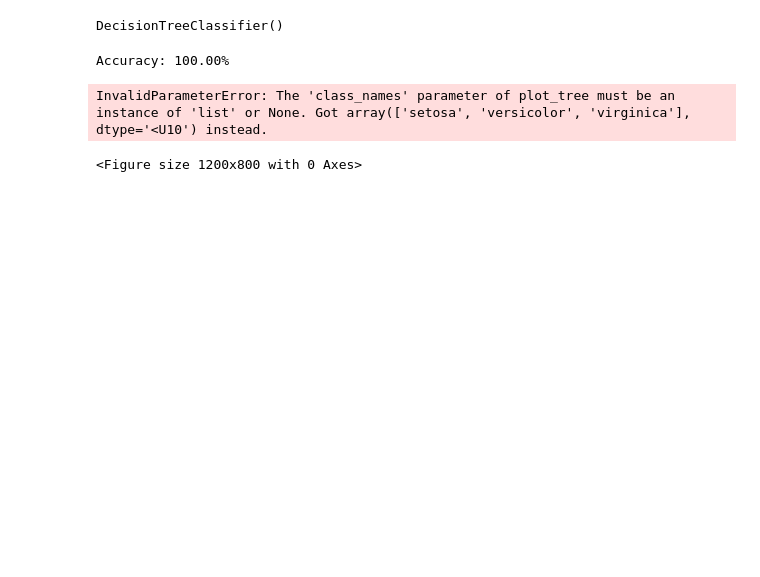
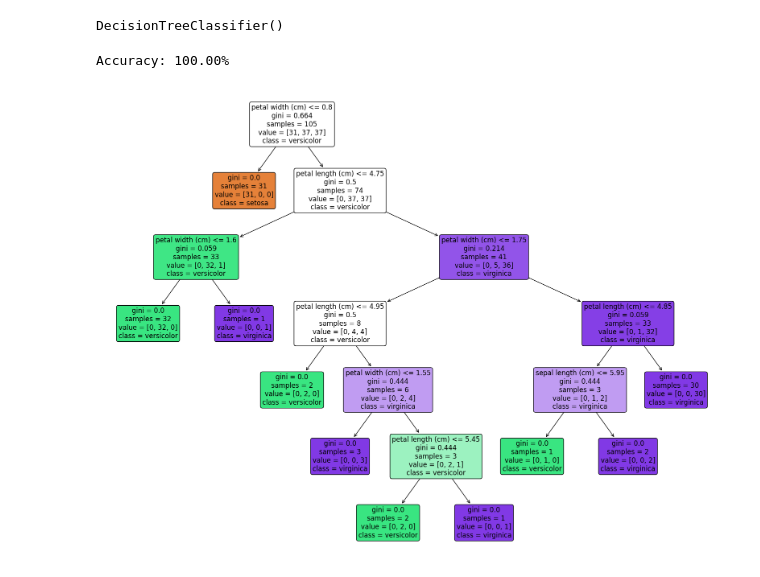
Before and after one commit to DissanayakeLYB/FYP-ML-Optimization-of-CZTS, a Jupyter notebook: classification/DT.ipynb, the cells around one changed output. Saved outputs shown, nothing was run; the diff lists cells and outputs as text; code cells hidden in the pictures; blank space fills up the shorter version.

```diff
--- a/classification/DT.ipynb
+++ b/classification/DT.ipynb
@@ -29,10 +29,9 @@ print(f"Accuracy: {accuracy * 100:.2f}%")
 # %% [output]
 Accuracy: 100.00%
 # %%
-# Optional: Visualize the decision tree
-plt.figure(figsize=(12,8))
-tree.plot_tree(clf, feature_names=iris.feature_names, class_names=iris.target_names, filled=True)
+# Visualize the decision tree using plot_tree
+plt.figure(figsize=(20, 15))  # Set the size of the plot
+plot_tree(clf, feature_names=iris.feature_names, class_names=list(iris.target_names), filled=True, rounded=True, fontsize=12)
 plt.show()
 # %% [output]
-InvalidParameterError: The 'class_names' parameter of plot_tree must be an instance of 'list' or None. Got array(['setosa', 'versicolor', 'virginica'], dtype='<U10') instead.
-<Figure size 1200x800 with 0 Axes>
+[figure, added]
```
Also changed, not shown: parts of 5 cells of this notebook.
